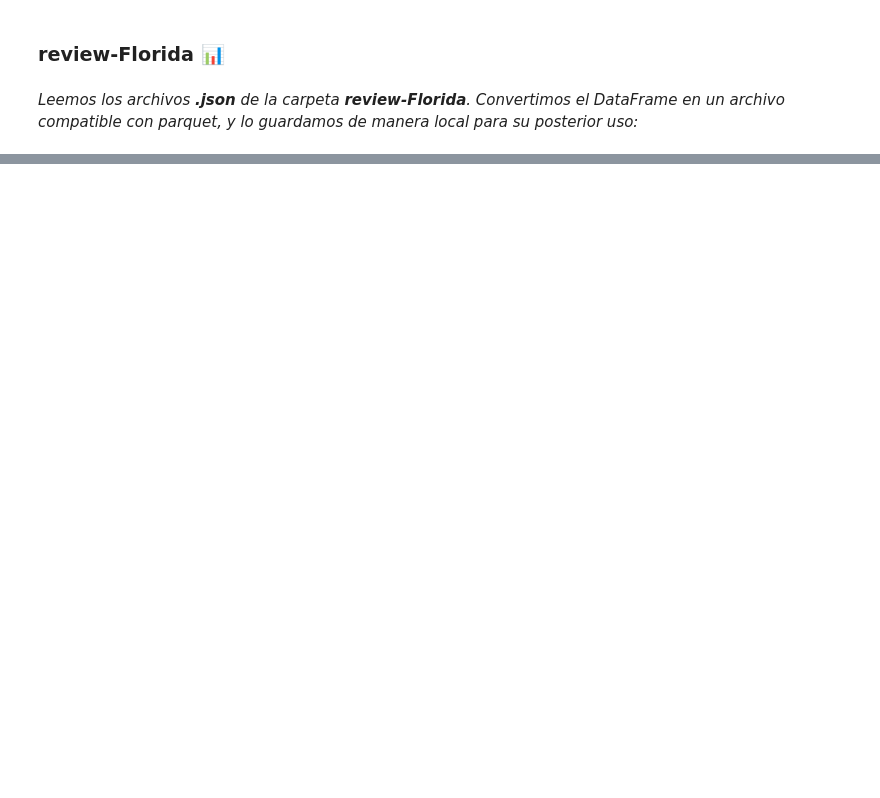
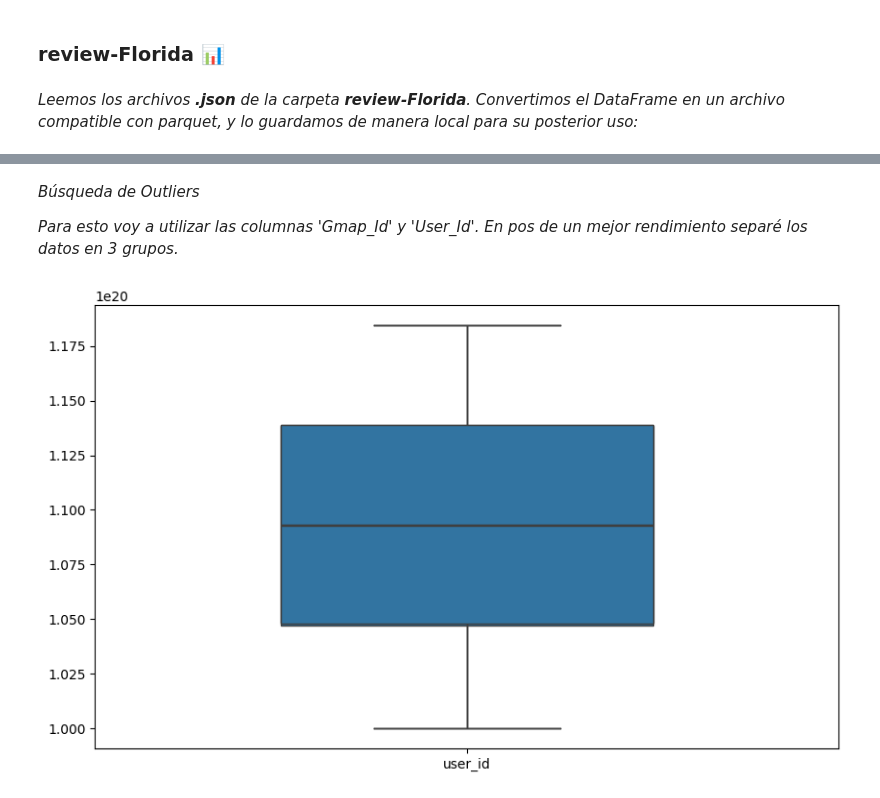
Before and after one commit to MiliTrres/PF_Reviews-Recommendation_Henry, a Jupyter notebook: EDA.ipynb, the cells around one changed output, grey strips where cells are left out. Cells and saved outputs as stored; diff of their text form; code cells hidden in the pictures; blank space fills up the shorter version.

```diff
--- a/EDA.ipynb
+++ b/EDA.ipynb
@@ -1153,0 +1229,18 @@ df_sitios_.to_parquet('./Datos/Archivos Filtrados/reviews_florida_mcdonalds.parq
+# %% [markdown]
+*Búsqueda de Outliers*
+
+*Para esto voy a utilizar las columnas 'Gmap_Id' y 'User_Id'. En pos de un mejor rendimiento separé los datos en 3 grupos.*
+# %%
+sample1 = df_florida[0:949998]
+sample2 = df_florida[949999:1899998]
+sample3 = df_florida[1899999:2849999]
+
+plt.figure(figsize=(10, 6))
+
+sns.boxplot(data=sample1[['gmap_id', 'user_id']], width=0.5)
+sns.boxplot(data=sample2[['gmap_id', 'user_id']], width=0.5)
+sns.boxplot(data=sample3[['gmap_id', 'user_id']], width=0.5)
+
+plt.show()
+# %% [output]
+[figure, added]
```
Also changed, not shown: parts of 59 cells of this notebook, 3 other files.
